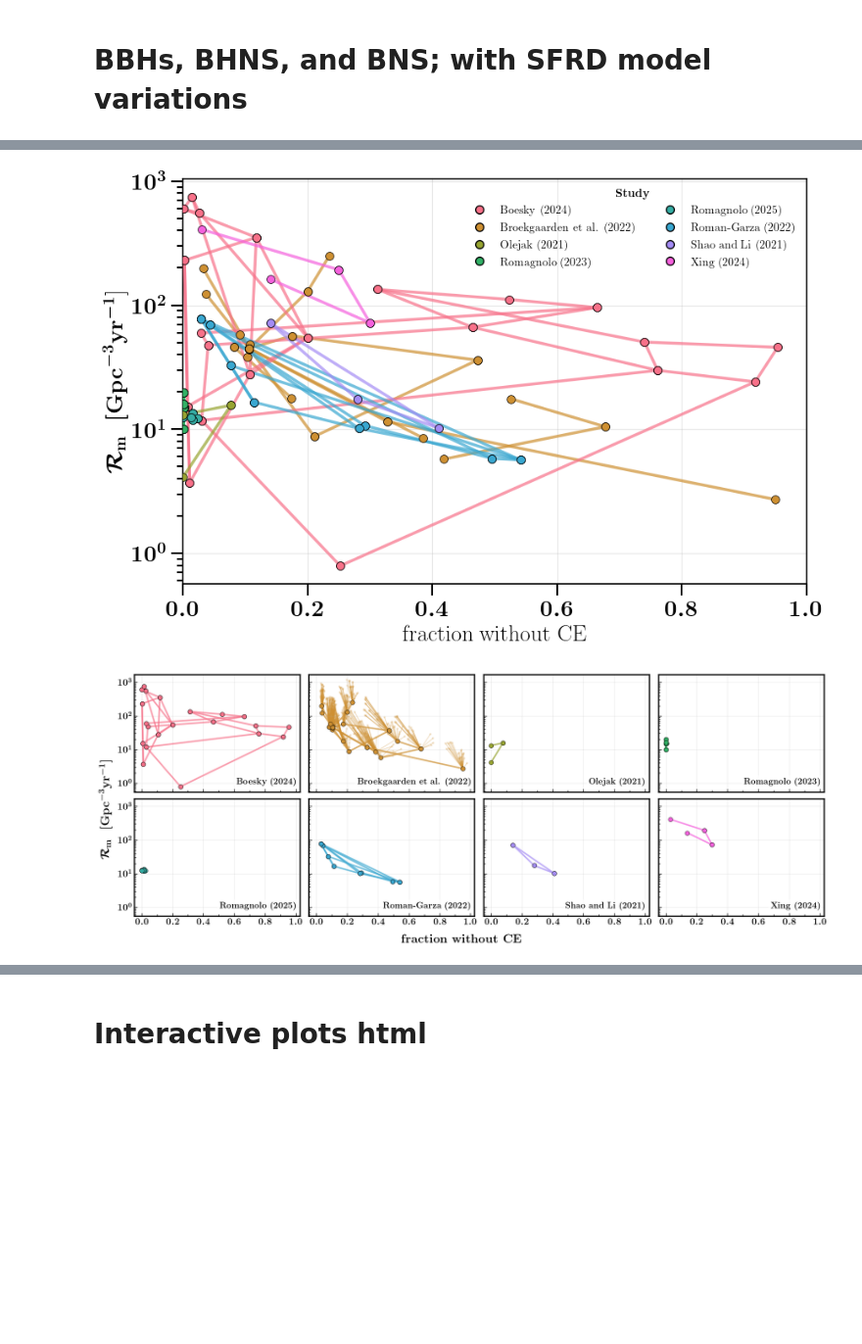
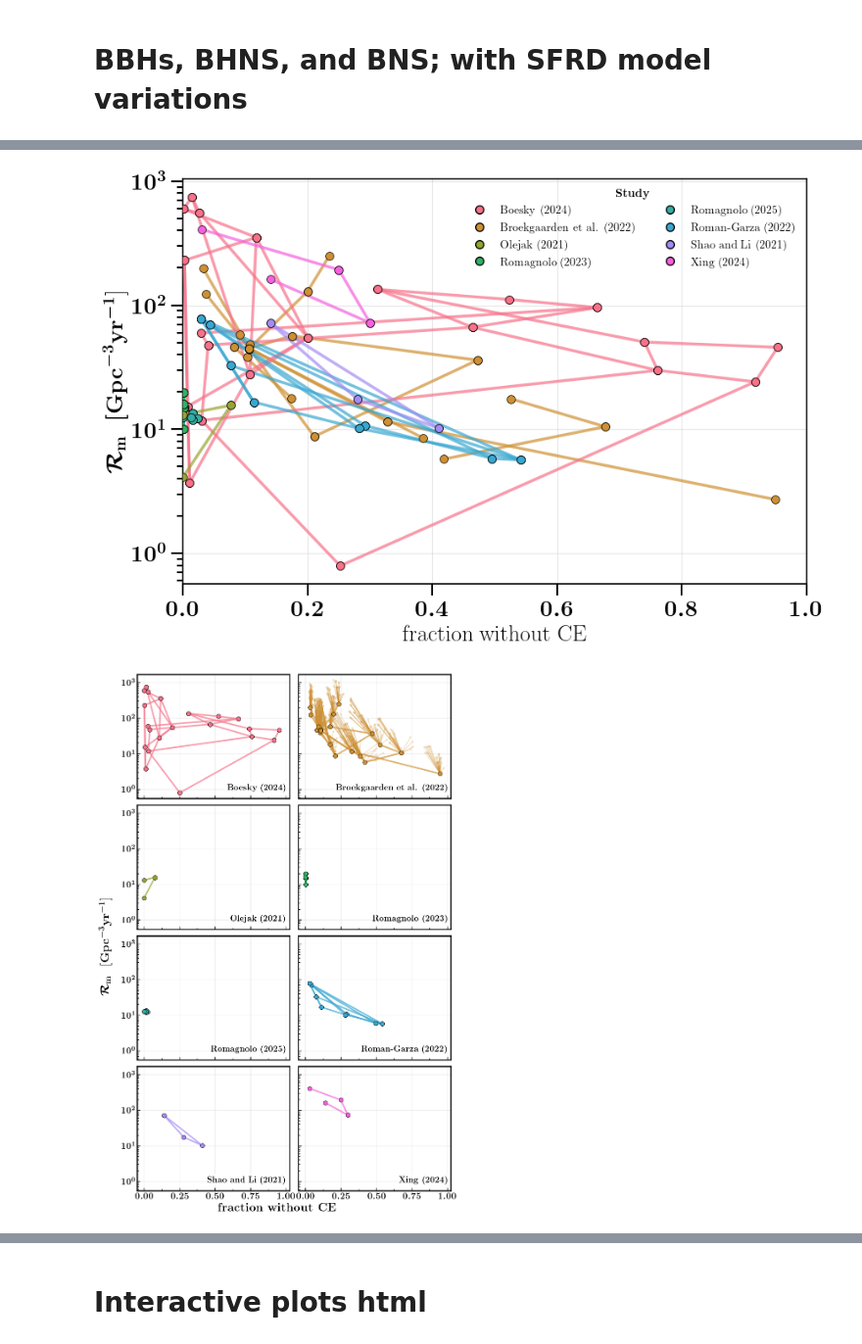
Before and after one commit to FloorBroekgaarden/Rates_of_Formation_Channels, a Jupyter notebook: plottingCode/Fig_comparison/Figure_6_7_and_8.ipynb, the cells around one changed output, grey strips where cells are left out. Shown at 98% size. Cells and saved outputs as stored; diff of their text form; code cells hidden in the pictures; blank space fills up the shorter version.

Commit message:
update with column width plots

```diff
--- a/plottingCode/Fig_comparison/Figure_6_7_and_8.ipynb
+++ b/plottingCode/Fig_comparison/Figure_6_7_and_8.ipynb
@@ -753,8 +753,8 @@ def make_withoutCE_plots(
 # %%
 # for dco in ["BH-BH", "BH-NS", "NS-NS"]:
 make_withoutCE_plots("BH-BH")
-make_withoutCE_plots(DCOlabel="BH-NS", ncols_grid=4)
-make_withoutCE_plots(DCOlabel="NS-NS", ncols_grid=5)
+make_withoutCE_plots(DCOlabel="BH-NS", ncols_grid=2)
+make_withoutCE_plots(DCOlabel="NS-NS", ncols_grid=2)
 # %% [output]
 ==============================
 Running for BH-BH
@@ -768,34 +768,34 @@ Using vanSon_legend = 'van Son (2023) '
 Using vanSon_fiducial_model = 'van Son (2023) '
 Using broek_legend = 'Broekgaarden et al. (2022)'
 
 --- plot_broekgaarden_secondary_sfrd ---
 legend_for_color = 'Broekgaarden et al. (2022)'
 broek_legend     = 'Broekgaarden et al. (2022)'
 Broekgaarden extra points plotted: 557
 Saved big plot to: /Users/floorbroekgaarden/Projects/GitHub/Rates_of_Formation_Channels/plottingCode/Fig_comparison/Output_Figures/Fig6+_BHBH_fraction_withoutCE_all.pdf
 Saved grid plot to: /Users/floorbroekgaarden/Projects/GitHub/Rates_of_Formation_Channels/plottingCode/Fig_comparison/Output_Figures/Fig6+_BHBH_fraction_withoutCE_grid.pdf
 [figure]
 [figure]
 ==============================
 Running for BH-NS
 Saving figures to: /Users/floorbroekgaarden/Projects/GitHub/Rates_of_Formation_Channels/plottingCode/Fig_comparison/
 Looking for Broekgaarden SFRD file at: /Users/floorbroekgaarden/Projects/GitHub/Rates_of_Formation_Channels/plottingCode/Fig_comparison/Data_formation_channels_intrinsic/extra_fc_rates/Broekgaarden_BH ...
 Exists? True
 Loaded Broekgaarden SFRD rows: 560
 Columns: ['DCOlabel', 'SFRD_variation', 'source_file', 'model_name', 'total_rate', 'without_CE_fraction', 'with_CE_fraction', 'sum_CE_fractions', 'sum_minus_one', 'fractions_sum_to_one']
 Using broek_legend = 'Broekgaarden et al. (2022)'
 Using vanSon_legend = 'van Son (2023) '
 Using vanSon_fiducial_model = 'van Son (2023) '
 Using broek_legend = 'Broekgaarden et al. (2022)'
 
 --- plot_broekgaarden_secondary_sfrd ---
 legend_for_color = 'Broekgaarden et al. (2022)'
 broek_legend     = 'Broekgaarden et al. (2022)'
 Broekgaarden extra points plotted: 560
 Saved big plot to: /Users/floorbroekgaarden/Projects/GitHub/Rates_of_Formation_Channels/plottingCode/Fig_comparison/Output_Figures/Fig6+_BHNS_fraction_withoutCE_all.pdf
 Saved grid plot to: /Users/floorbroekgaarden/Projects/GitHub/Rates_of_Formation_Channels/plottingCode/Fig_comparison/Output_Figures/Fig6+_BHNS_fraction_withoutCE_grid.pdf
 [figure]
-[figure, old version]
+[figure, new version]
 ==============================
 Running for NS-NS
 Saving figures to: /Users/floorbroekgaarden/Projects/GitHub/Rates_of_Formation_Channels/plottingCode/Fig_comparison/
```
Also changed, not shown: parts of 1 cell of this notebook, 6 other files.
